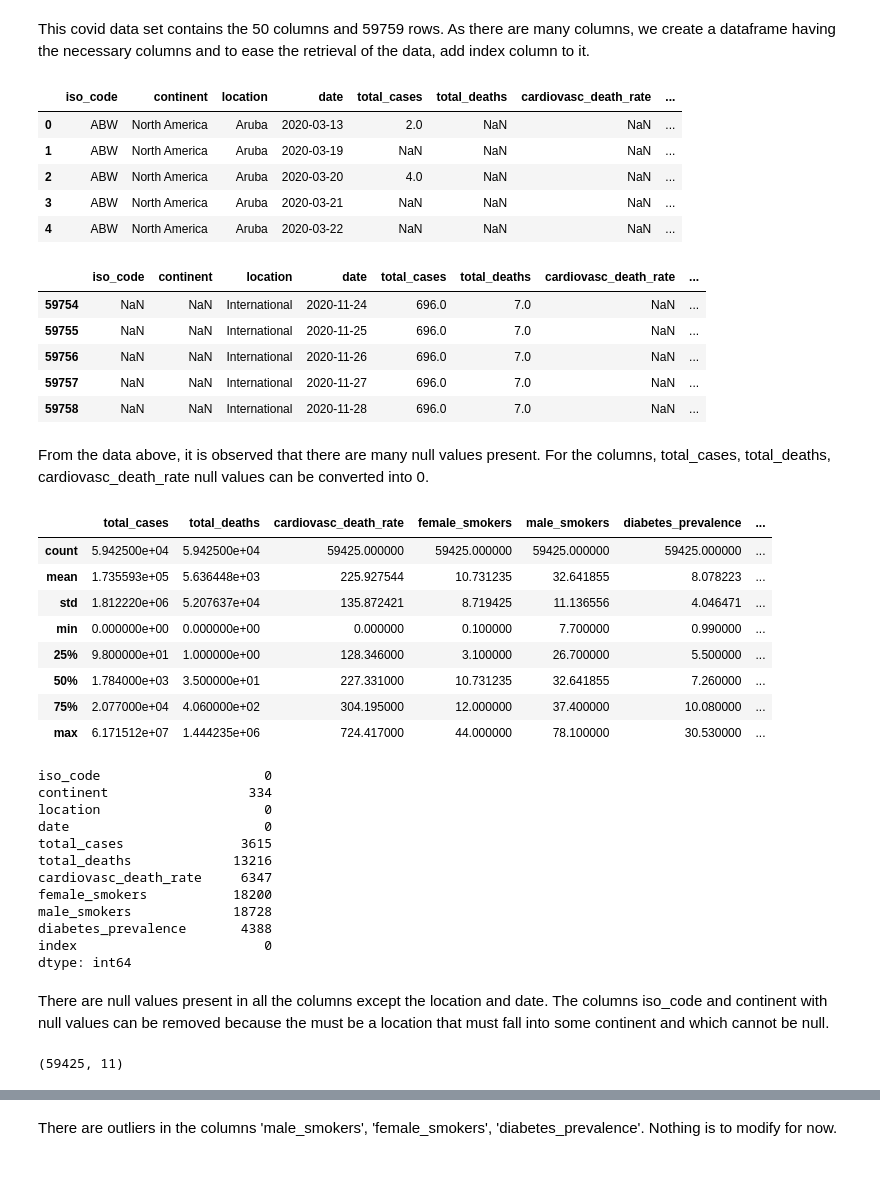
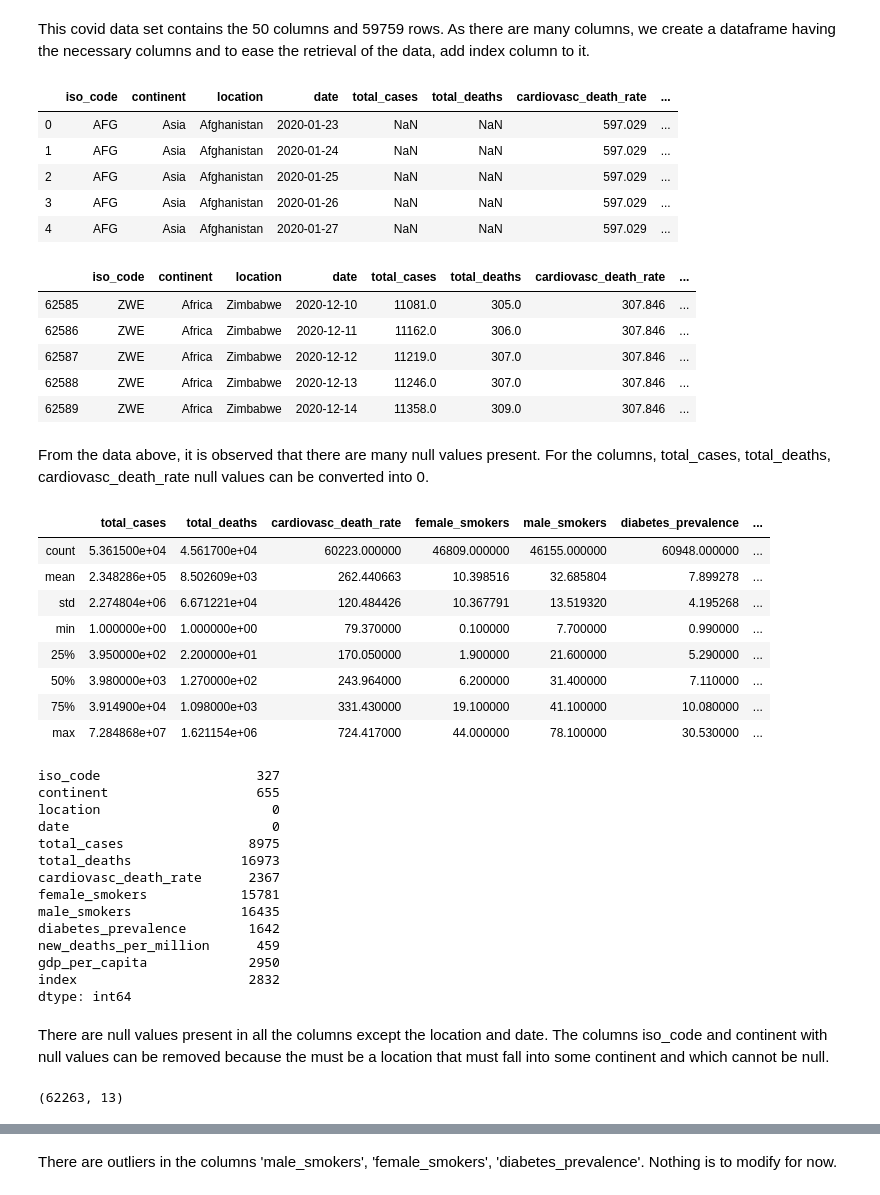
Before and after one commit to schagan2/Project_Group_5-Covid-19, a Jupyter notebook: EDA.ipynb, the cells around one changed output, grey strips where cells are left out. Cells and saved outputs as stored; diff of their text form; code cells hidden in the pictures.

```diff
--- a/EDA.ipynb
+++ b/EDA.ipynb
@@ -14,40 +14,41 @@ This covid data set contains the 50 columns and 59759 rows. As there are many co
 # %%
 analyse_data_cardio = pd.DataFrame(covid_data[['iso_code', 'continent', 'location','date', 'total_cases',
                                                'total_deaths', 'cardiovasc_death_rate', 'female_smokers',
-                                               'male_smokers', 'diabetes_prevalence']])
+                                               'male_smokers', 'diabetes_prevalence','new_deaths_per_million','gdp_per_capita']])
 
 analyse_data_cardio['index'] = pd.Series(range(0,59758))
 analyse_data_cardio.head()
+#covid_data.columns
 # %% [output]
 |  | iso_code | continent | location | date | total_cases | total_deaths | cardiovasc_death_rate | ... |
-| 0 | ABW | North America | Aruba | 2020-03-13 | 2.0 | NaN | NaN | ... |
-| 1 | ABW | North America | Aruba | 2020-03-19 | NaN | NaN | NaN | ... |
-| 2 | ABW | North America | Aruba | 2020-03-20 | 4.0 | NaN | NaN | ... |
-| 3 | ABW | North America | Aruba | 2020-03-21 | NaN | NaN | NaN | ... |
-| 4 | ABW | North America | Aruba | 2020-03-22 | NaN | NaN | NaN | ... |
+| 0 | AFG | Asia | Afghanistan | 2020-01-23 | NaN | NaN | 597.029 | ... |
+| 1 | AFG | Asia | Afghanistan | 2020-01-24 | NaN | NaN | 597.029 | ... |
+| 2 | AFG | Asia | Afghanistan | 2020-01-25 | NaN | NaN | 597.029 | ... |
+| 3 | AFG | Asia | Afghanistan | 2020-01-26 | NaN | NaN | 597.029 | ... |
+| 4 | AFG | Asia | Afghanistan | 2020-01-27 | NaN | NaN | 597.029 | ... |
 # %%
 analyse_data_cardio.tail()
 # %% [output]
 |  | iso_code | continent | location | date | total_cases | total_deaths | cardiovasc_death_rate | ... |
-| 59754 | NaN | NaN | International | 2020-11-24 | 696.0 | 7.0 | NaN | ... |
-| 59755 | NaN | NaN | International | 2020-11-25 | 696.0 | 7.0 | NaN | ... |
-| 59756 | NaN | NaN | International | 2020-11-26 | 696.0 | 7.0 | NaN | ... |
-| 59757 | NaN | NaN | International | 2020-11-27 | 696.0 | 7.0 | NaN | ... |
-| 59758 | NaN | NaN | International | 2020-11-28 | 696.0 | 7.0 | NaN | ... |
+| 62585 | ZWE | Africa | Zimbabwe | 2020-12-10 | 11081.0 | 305.0 | 307.846 | ... |
+| 62586 | ZWE | Africa | Zimbabwe | 2020-12-11 | 11162.0 | 306.0 | 307.846 | ... |
+| 62587 | ZWE | Africa | Zimbabwe | 2020-12-12 | 11219.0 | 307.0 | 307.846 | ... |
+| 62588 | ZWE | Africa | Zimbabwe | 2020-12-13 | 11246.0 | 307.0 | 307.846 | ... |
+| 62589 | ZWE | Africa | Zimbabwe | 2020-12-14 | 11358.0 | 309.0 | 307.846 | ... |
 # %% [markdown]
 From the data above, it is observed that there are many null values present. For the columns, total_cases, total_deaths, cardiovasc_death_rate null values can be converted into 0.
 # %%
 analyse_data_cardio.describe()
 # %% [output]
 |  | total_cases | total_deaths | cardiovasc_death_rate | female_smokers | male_smokers | diabetes_prevalence | ... |
-| count | 5.942500e+04 | 5.942500e+04 | 59425.000000 | 59425.000000 | 59425.000000 | 59425.000000 | ... |
-| mean | 1.735593e+05 | 5.636448e+03 | 225.927544 | 10.731235 | 32.641855 | 8.078223 | ... |
-| std | 1.812220e+06 | 5.207637e+04 | 135.872421 | 8.719425 | 11.136556 | 4.046471 | ... |
-| min | 0.000000e+00 | 0.000000e+00 | 0.000000 | 0.100000 | 7.700000 | 0.990000 | ... |
-| 25% | 9.800000e+01 | 1.000000e+00 | 128.346000 | 3.100000 | 26.700000 | 5.500000 | ... |
-| 50% | 1.784000e+03 | 3.500000e+01 | 227.331000 | 10.731235 | 32.641855 | 7.260000 | ... |
-| 75% | 2.077000e+04 | 4.060000e+02 | 304.195000 | 12.000000 | 37.400000 | 10.080000 | ... |
-| max | 6.171512e+07 | 1.444235e+06 | 724.417000 | 44.000000 | 78.100000 | 30.530000 | ... |
+| count | 5.361500e+04 | 4.561700e+04 | 60223.000000 | 46809.000000 | 46155.000000 | 60948.000000 | ... |
+| mean | 2.348286e+05 | 8.502609e+03 | 262.440663 | 10.398516 | 32.685804 | 7.899278 | ... |
+| std | 2.274804e+06 | 6.671221e+04 | 120.484426 | 10.367791 | 13.519320 | 4.195268 | ... |
+| min | 1.000000e+00 | 1.000000e+00 | 79.370000 | 0.100000 | 7.700000 | 0.990000 | ... |
+| 25% | 3.950000e+02 | 2.200000e+01 | 170.050000 | 1.900000 | 21.600000 | 5.290000 | ... |
+| 50% | 3.980000e+03 | 1.270000e+02 | 243.964000 | 6.200000 | 31.400000 | 7.110000 | ... |
+| 75% | 3.914900e+04 | 1.098000e+03 | 331.430000 | 19.100000 | 41.100000 | 10.080000 | ... |
+| max | 7.284868e+07 | 1.621154e+06 | 724.417000 | 44.000000 | 78.100000 | 30.530000 | ... |
 # %%
 #To see the number of null values
 print(analyse_data_cardio.isnull().sum())
@@ -57,17 +58,19 @@ print(analyse_data_cardio.isnull().sum())
 #for i in index:
 #   print(analyse_data_cardio[analyse_data_cardio['index'] == i])
 # %% [output]
-iso_code                     0
-continent                  334
-location                     0
-date                         0
-total_cases               3615
-total_deaths             13216
-cardiovasc_death_rate     6347
-female_smokers           18200
-male_smokers             18728
-diabetes_prevalence       4388
-index                        0
+iso_code                    327
+continent                   655
+location                      0
+date                          0
+total_cases                8975
+total_deaths              16973
+cardiovasc_death_rate      2367
+female_smokers            15781
+male_smokers              16435
+diabetes_prevalence        1642
+new_deaths_per_million      459
+gdp_per_capita             2950
+index                      2832
 dtype: int64
 # %% [markdown]
 There are null values present in all the columns except the location and date. The columns iso_code and continent with null values can be removed because the must be a location that must fall into some continent and which cannot be null.
@@ -76,7 +79,7 @@ index = analyse_data_cardio[ analyse_data_cardio['iso_code'].isnull().values ==
 analyse_data_cardio.drop(index, inplace=True)
 analyse_data_cardio.shape
 # %% [output]
-(59425, 11)
+(62263, 13)
 # %%
 #As the name of the continent is null, but the location and iso_code are not null, the value for the column 'continent'
 #can be replaced with the location.
```
Also changed, not shown: parts of 12 cells of this notebook, 3 other files.
